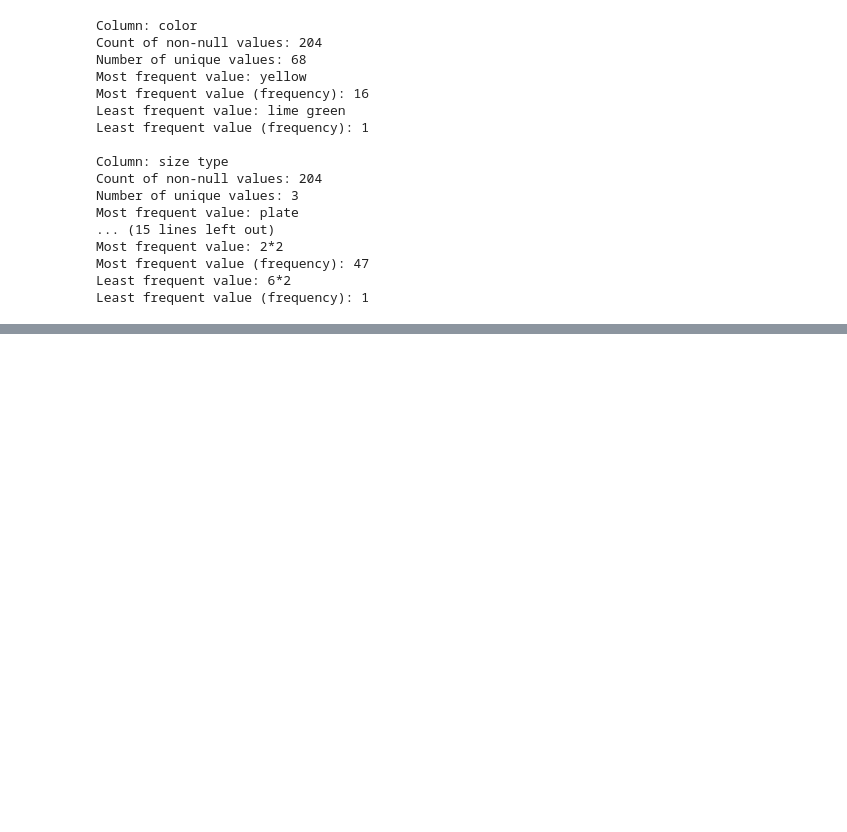
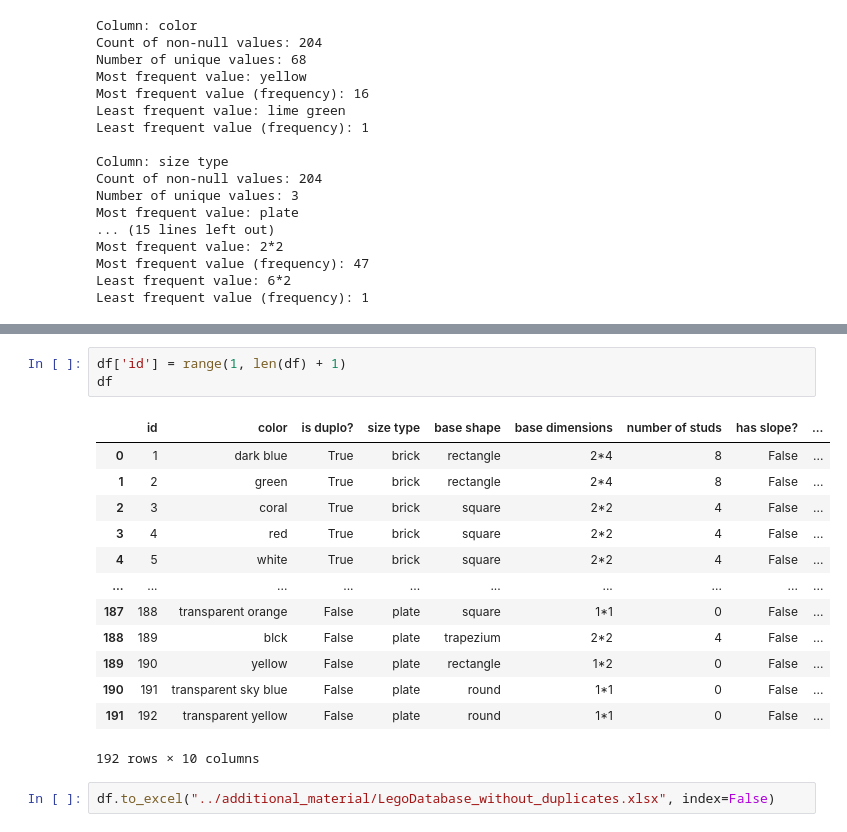
Before and after one commit to muratbek-kebtarum/ASDA_2025_Group_5_Portfolio, a Jupyter notebook: notebooks/week_03_group_5_notebook.ipynb, the cells around one changed output, grey strips where cells are left out. Cells and saved outputs as stored; diff of their text form; blank space fills up the shorter version.

```diff
--- a/notebooks/week_03_group_5_notebook.ipynb
+++ b/notebooks/week_03_group_5_notebook.ipynb
@@ -292,0 +358,19 @@ Least frequent value (frequency): 1
+# %%
+df['id'] = range(1, len(df) + 1)
+df
+# %% [output]
+|  | id | color | is duplo? | size type | base shape | base dimensions | number of studs | has slope? | ... |
+| 0 | 1 | dark blue | True | brick | rectangle | 2*4 | 8 | False | ... |
+| 1 | 2 | green | True | brick | rectangle | 2*4 | 8 | False | ... |
+| 2 | 3 | coral | True | brick | square | 2*2 | 4 | False | ... |
+| 3 | 4 | red | True | brick | square | 2*2 | 4 | False | ... |
+| 4 | 5 | white | True | brick | square | 2*2 | 4 | False | ... |
+| ... | ... | ... | ... | ... | ... | ... | ... | ... | ... |
+| 187 | 188 | transparent orange | False | plate | square | 1*1 | 0 | False | ... |
+| 188 | 189 | blck | False | plate | trapezium | 2*2 | 4 | False | ... |
+| 189 | 190 | yellow | False | plate | rectangle | 1*2 | 0 | False | ... |
+| 190 | 191 | transparent sky blue | False | plate | round | 1*1 | 0 | False | ... |
+| 191 | 192 | transparent yellow | False | plate | round | 1*1 | 0 | False | ... |
+192 rows × 10 columns
+# %%
+df.to_excel("../additional_material/LegoDatabase_without_duplicates.xlsx", index=False)
```
Also changed, not shown: parts of 6 cells of this notebook, 3 other files.
